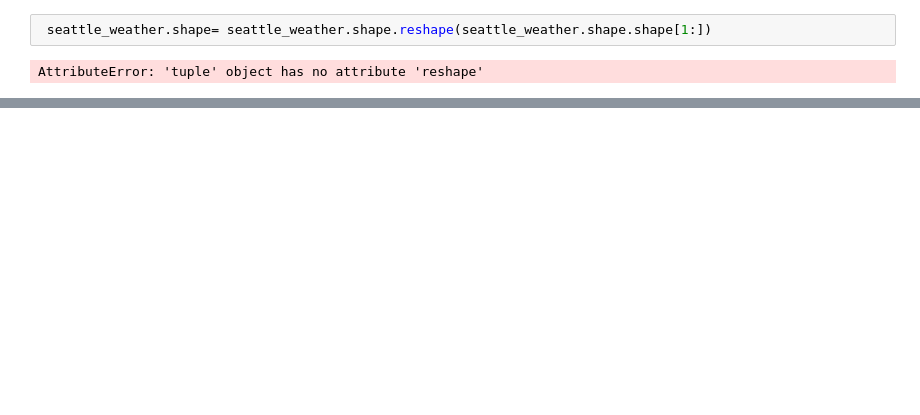
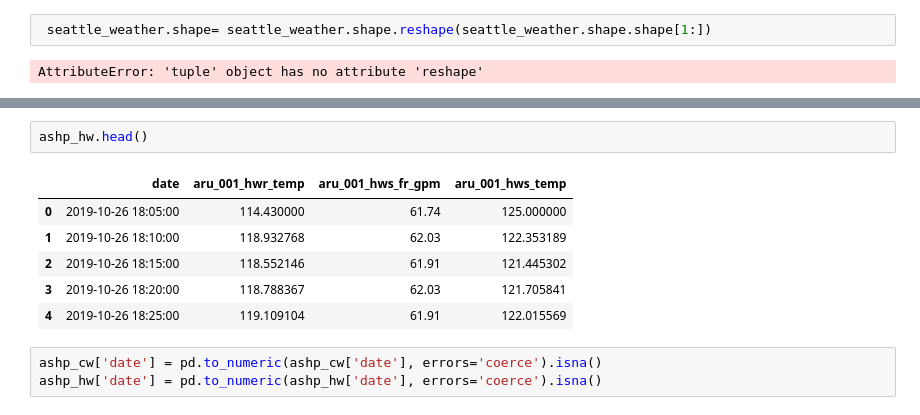
Before and after one commit to ogunsegun/AI-Sustainability-Code-Challenge, a Jupyter notebook: Solve for sustainability with Build for Better.ipynb, the cells around one changed output, grey strips where cells are left out. Drawn from its saved outputs; the diff is of its cells as text; blank space fills up the shorter version.

```diff
--- a/Solve for sustainability with Build for Better.ipynb
+++ b/Solve for sustainability with Build for Better.ipynb
@@ -134,0 +168,12 @@ ValueError: Found input variables with inconsistent numbers of samples: [768, 43
+# %%
+ashp_hw.head()
+# %% [output]
+|  | date | aru_001_hwr_temp | aru_001_hws_fr_gpm | aru_001_hws_temp |
+| 0 | 2019-10-26 18:05:00 | 114.430000 | 61.74 | 125.000000 |
+| 1 | 2019-10-26 18:10:00 | 118.932768 | 62.03 | 122.353189 |
+| 2 | 2019-10-26 18:15:00 | 118.552146 | 61.91 | 121.445302 |
+| 3 | 2019-10-26 18:20:00 | 118.788367 | 62.03 | 121.705841 |
+| 4 | 2019-10-26 18:25:00 | 119.109104 | 61.91 | 122.015569 |
+# %%
+ashp_cw['date'] = pd.to_numeric(ashp_cw['date'], errors='coerce').isna()
+ashp_hw['date'] = pd.to_numeric(ashp_hw['date'], errors='coerce').isna()
```
Also changed, not shown: parts of 18 cells of this notebook.
